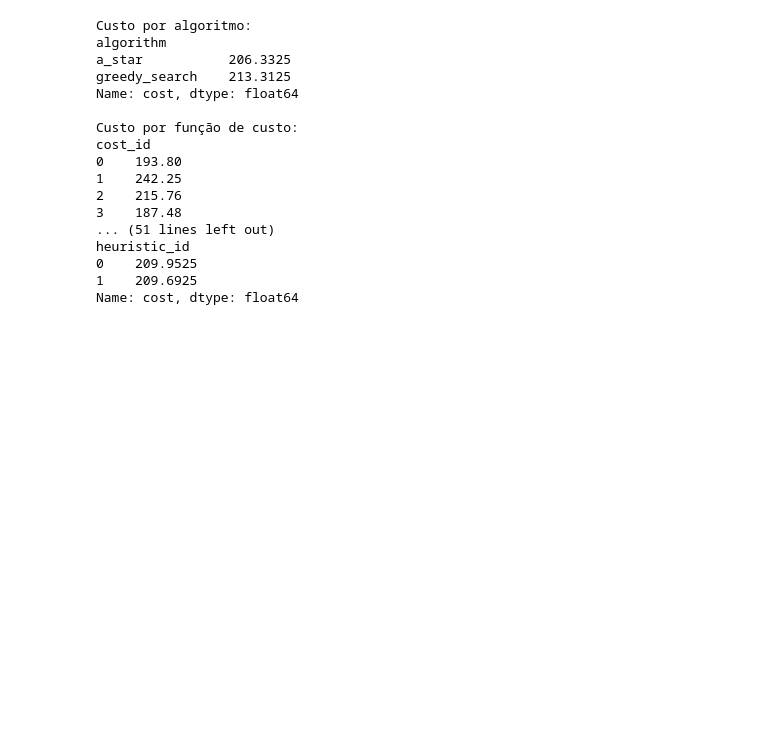
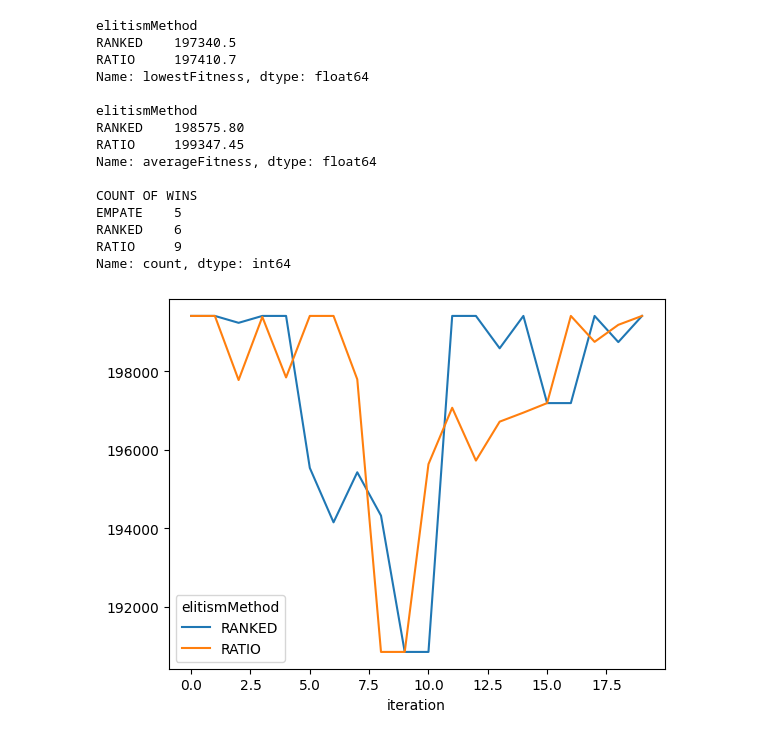
Before and after one commit to fagner02/Genetic-Algorithm, a Jupyter notebook: .ipynb, the cells around one changed output. Saved outputs shown, nothing was run; the diff lists cells and outputs as text; code cells hidden in the pictures; blank space fills up the shorter version.

```diff
--- a/.ipynb
+++ b/.ipynb
@@ -95,22 +63,21 @@ Name: cost, dtype: float64
 # %%
-df = pd.read_csv("log3.csv")
-print_stats(df)
+df = pd.read_csv('out3.csv')
+print_stats(df, "elitismMethod")
 # %% [output]
-Custo por algoritmo:
-algorithm
-a_star           206.3325
-greedy_search    213.3125
-Name: cost, dtype: float64
+elitismMethod
+RANKED    197340.5
+RATIO     197410.7
+Name: lowestFitness, dtype: float64
 
-Custo por função de custo:
-cost_id
-0    193.80
-1    242.25
-2    215.76
-3    187.48
-... (51 lines left out)
-heuristic_id
-0    209.9525
-1    209.6925
-Name: cost, dtype: float64
+elitismMethod
+RANKED    198575.80
+RATIO     199347.45
+Name: averageFitness, dtype: float64
+
+COUNT OF WINS
+EMPATE    5
+RANKED    6
+RATIO     9
+Name: count, dtype: int64
+[figure, added]
 # %%
```
Also changed, not shown: parts of 8 cells of this notebook, 7 other files.
